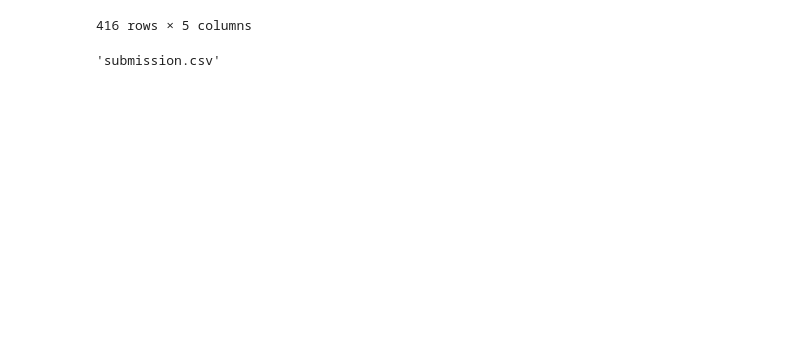
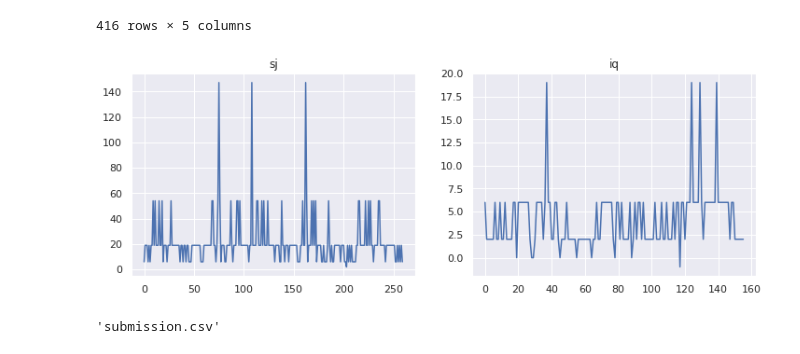
Before and after one commit to GummyBearStudioTeam/ESI_MLTechniques, a Jupyter notebook: Milestone2_Supervised.ipynb, the cells around one changed output. Cells and saved outputs as stored; diff of their text form; code cells hidden in the pictures; blank space fills up the shorter version.

Commit message:
Added show result function

```diff
--- a/Milestone2_Supervised.ipynb
+++ b/Milestone2_Supervised.ipynb
@@ -375,6 +375,17 @@ def save_results(y_pred, name, index):
     aux = pd.DataFrame(np.vstack((*np.array(index.values.tolist()).T, res)).T, columns=list(index.names)+['total_cases'])
     aux.to_csv(name, index=False)
     return name
+
+def show_result(res):
+    res = res.sort_index()
+    plt.subplot(121)
+    cases = res.loc['sj','total_cases']
+    plt.plot(np.arange(len(cases)), cases.values)
+    plt.title('sj')
+    plt.subplot(122)
+    cases = res.loc['iq','total_cases']
+    plt.plot(np.arange(len(cases)), cases.values)
+    plt.title('iq')
 # %% [markdown]
 ## 1.0. Select data to work on
 
@@ -858,6 +869,11 @@ test.iloc[:,-5:]
 |  |  | 25 | -0.535734 | -0.171638 | -0.293600 | 0.005112 | ... |
 |  |  | 26 | -0.004210 | 0.036226 | -0.179453 | -0.550458 | ... |
 416 rows × 5 columns
+# %%
+plt.figure(figsize=(12,4))
+show_result(test)
+# %% [output]
+[figure, added]
 # %%
 save_results(test.loc[:,'total_cases'].values, 'submission.csv', test.index)
 # %% [output]
```
